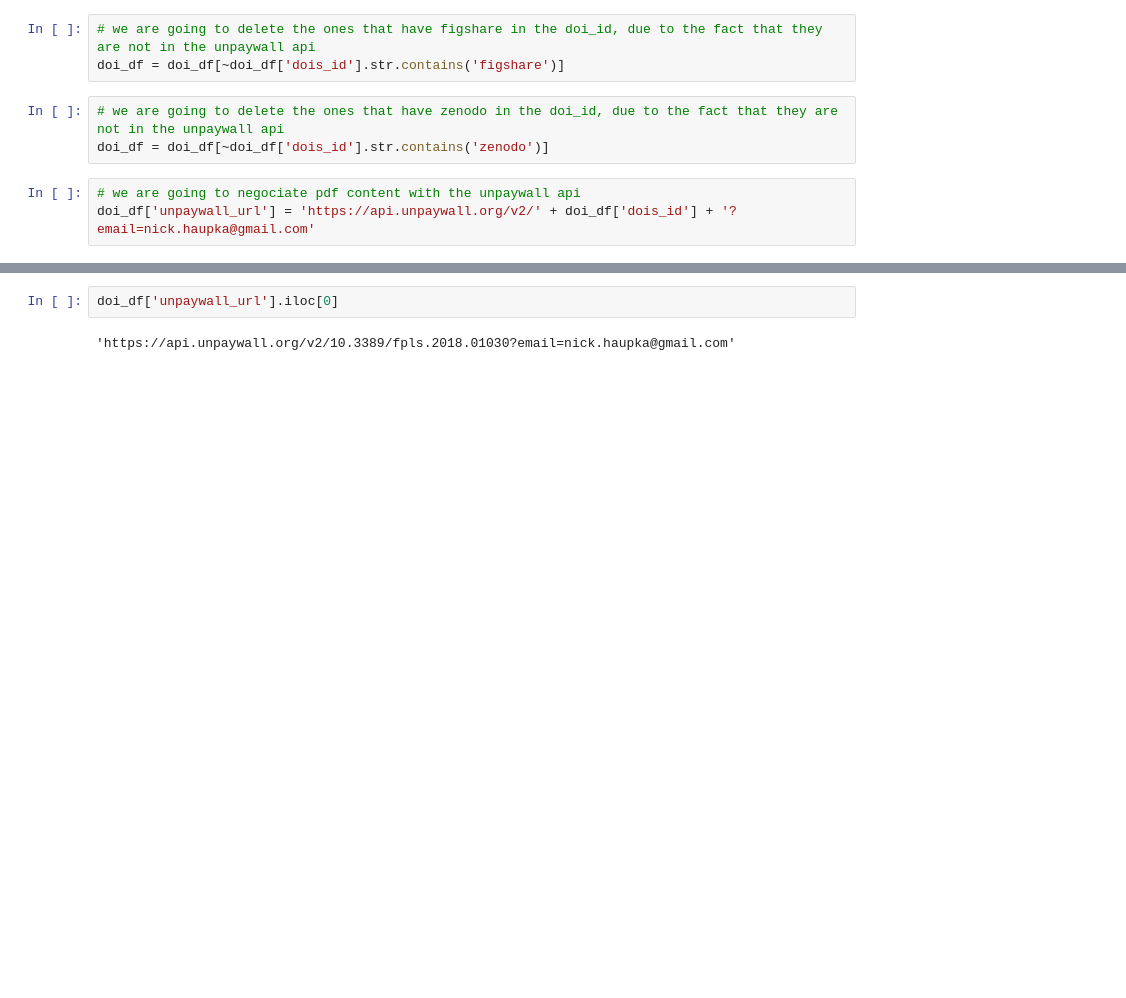
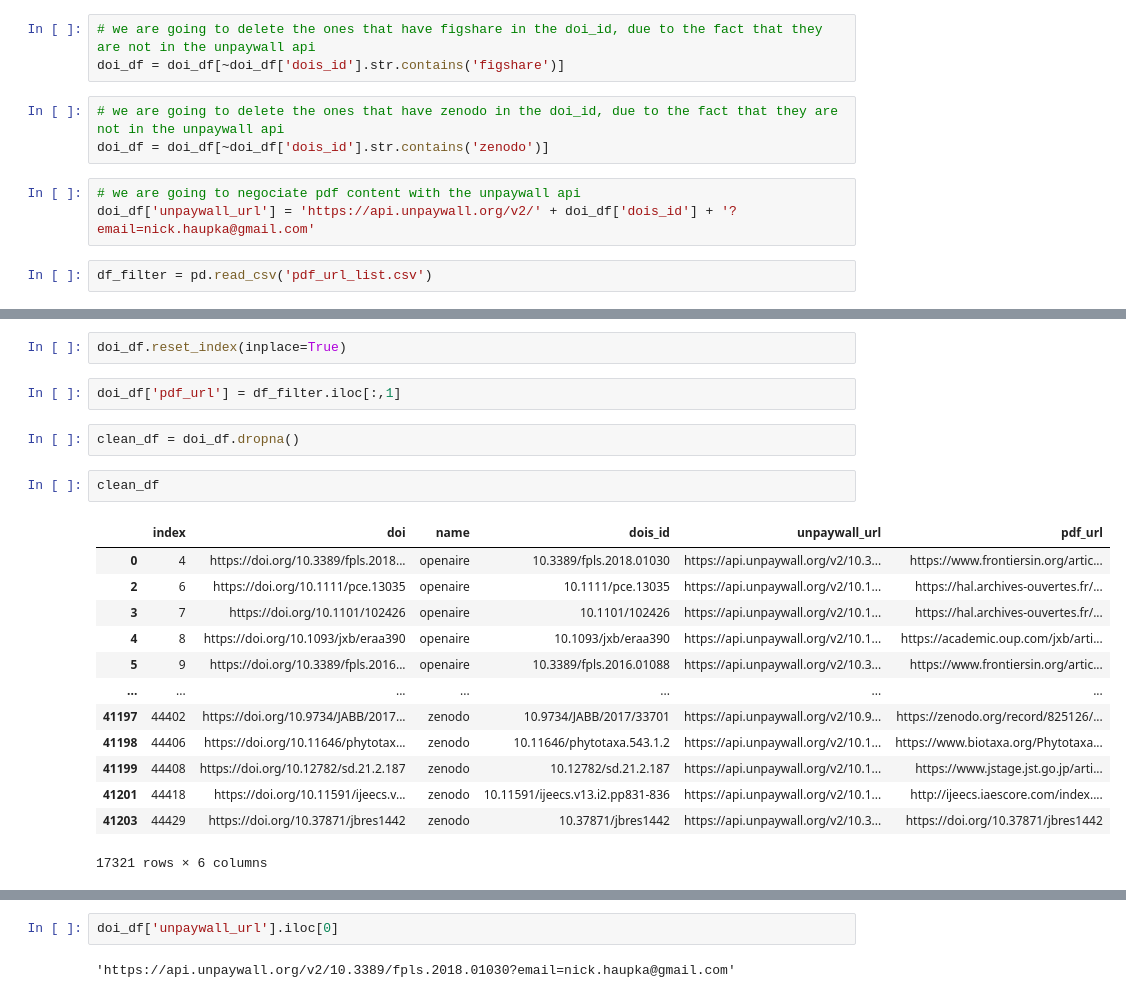
Before and after one commit to Ardark27/SSKG, a Jupyter notebook: apis/dois.ipynb, the cells around one changed output, grey strips where cells are left out. Cells and saved outputs as stored; diff of their text form; blank space fills up the shorter version.

```diff
--- a/apis/dois.ipynb
+++ b/apis/dois.ipynb
@@ -15,3 +50,5 @@ doi_df = doi_df[~doi_df['dois_id'].str.contains('zenodo')]
 # %%
 # we are going to negociate pdf content with the unpaywall api
 doi_df['unpaywall_url'] = 'https://api.unpaywall.org/v2/' + doi_df['dois_id'] + '?email=nick.haupka@gmail.com'
+# %%
+df_filter = pd.read_csv('pdf_url_list.csv')
@@ -17,0 +71,22 @@ doi_df['unpaywall_url'] = 'https://api.unpaywall.org/v2/' + doi_df['dois_id'] +
+# %%
+doi_df.reset_index(inplace=True)
+# %%
+doi_df['pdf_url'] = df_filter.iloc[:,1]
+# %%
+clean_df = doi_df.dropna()
+# %%
+clean_df
+# %% [output]
+|  | index | doi | name | dois_id | unpaywall_url | pdf_url |
+| 0 | 4 | https://doi.org/10.3389/fpls.2018... | openaire | 10.3389/fpls.2018.01030 | https://api.unpaywall.org/v2/10.3... | https://www.frontiersin.org/artic... |
+| 2 | 6 | https://doi.org/10.1111/pce.13035 | openaire | 10.1111/pce.13035 | https://api.unpaywall.org/v2/10.1... | https://hal.archives-ouvertes.fr/... |
+| 3 | 7 | https://doi.org/10.1101/102426 | openaire | 10.1101/102426 | https://api.unpaywall.org/v2/10.1... | https://hal.archives-ouvertes.fr/... |
+| 4 | 8 | https://doi.org/10.1093/jxb/eraa390 | openaire | 10.1093/jxb/eraa390 | https://api.unpaywall.org/v2/10.1... | https://academic.oup.com/jxb/arti... |
+| 5 | 9 | https://doi.org/10.3389/fpls.2016... | openaire | 10.3389/fpls.2016.01088 | https://api.unpaywall.org/v2/10.3... | https://www.frontiersin.org/artic... |
+| ... | ... | ... | ... | ... | ... | ... |
+| 41197 | 44402 | https://doi.org/10.9734/JABB/2017... | zenodo | 10.9734/JABB/2017/33701 | https://api.unpaywall.org/v2/10.9... | https://zenodo.org/record/825126/... |
+| 41198 | 44406 | https://doi.org/10.11646/phytotax... | zenodo | 10.11646/phytotaxa.543.1.2 | https://api.unpaywall.org/v2/10.1... | https://www.biotaxa.org/Phytotaxa... |
+| 41199 | 44408 | https://doi.org/10.12782/sd.21.2.187 | zenodo | 10.12782/sd.21.2.187 | https://api.unpaywall.org/v2/10.1... | https://www.jstage.jst.go.jp/arti... |
+| 41201 | 44418 | https://doi.org/10.11591/ijeecs.v... | zenodo | 10.11591/ijeecs.v13.i2.pp831-836 | https://api.unpaywall.org/v2/10.1... | http://ijeecs.iaescore.com/index.... |
+| 41203 | 44429 | https://doi.org/10.37871/jbres1442 | zenodo | 10.37871/jbres1442 | https://api.unpaywall.org/v2/10.3... | https://doi.org/10.37871/jbres1442 |
+17321 rows × 6 columns
```
Also changed, not shown: parts of 6 cells of this notebook, 1 other file.
